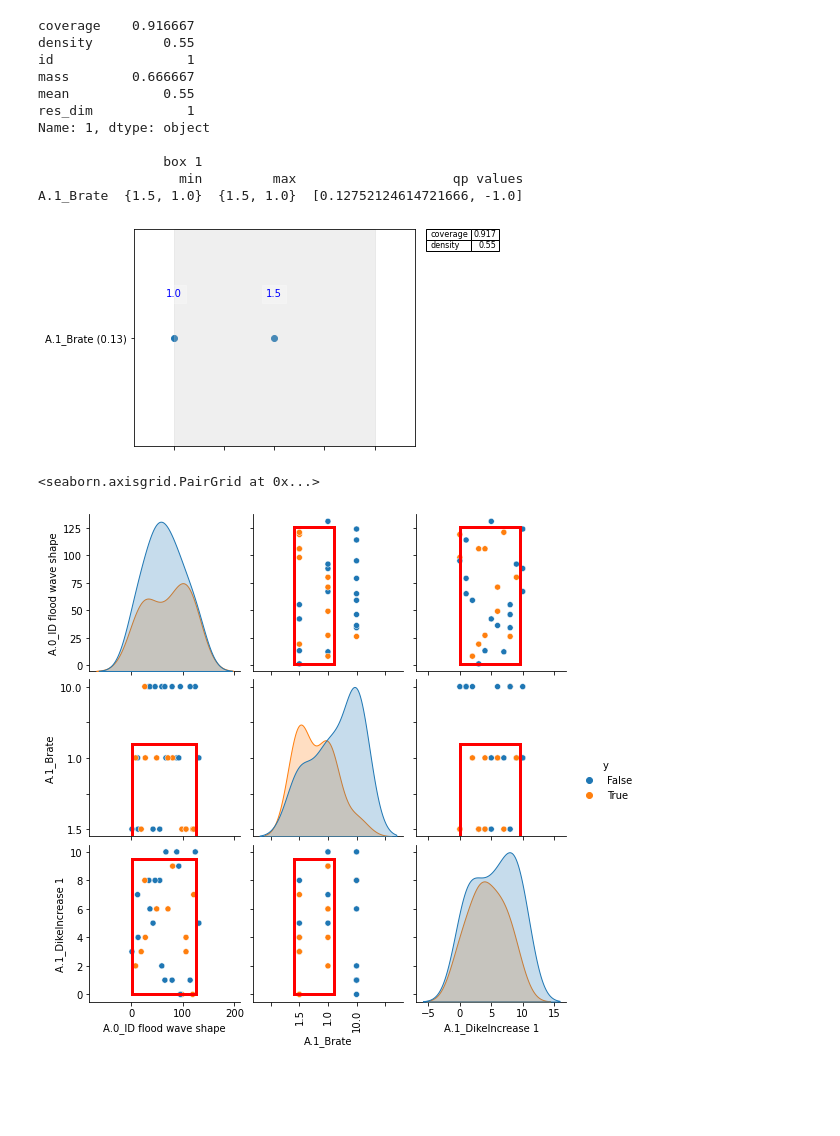
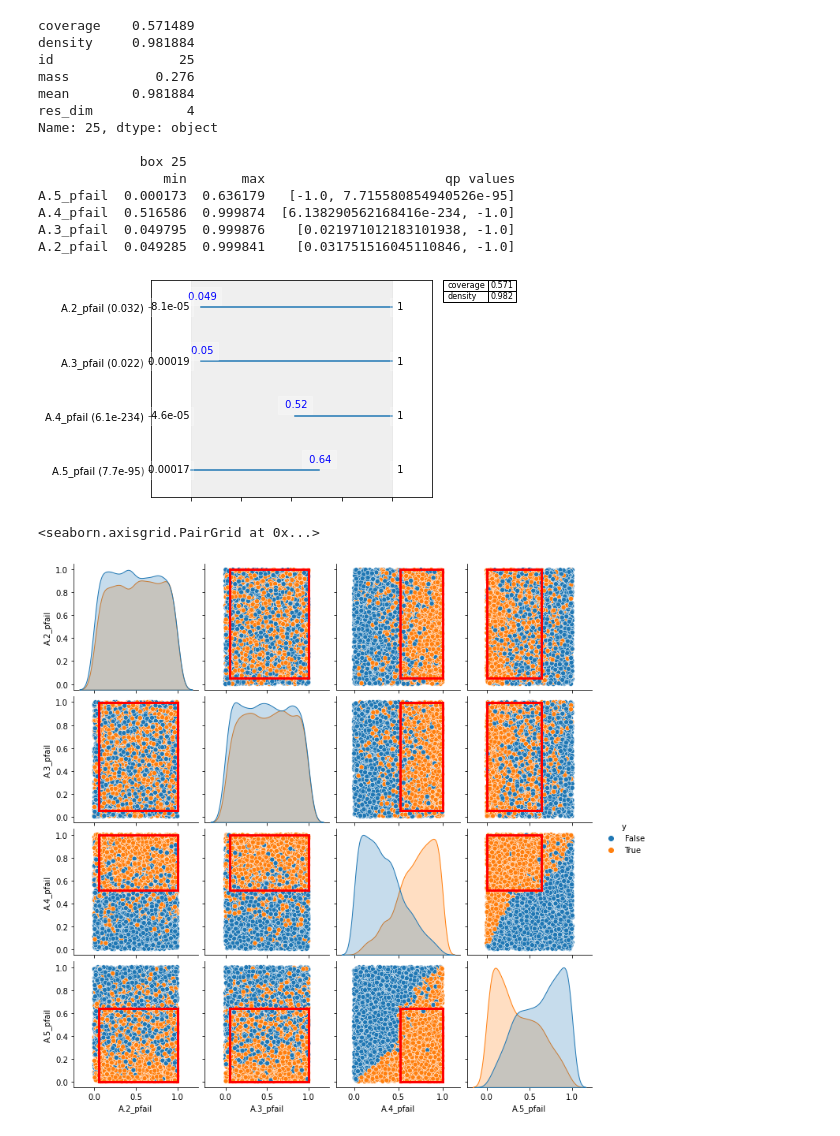
Before and after one commit to Lischip/FabiosDecisions, a Jupyter notebook: epa1361/final assignment/scen_selection.ipynb, the cells around one changed output. Cells and saved outputs as stored; diff of their text form; code cells hidden in the pictures; blank space fills up the shorter version.

Commit message:
Overijssel gen scen ran

```diff
--- a/epa1361/final assignment/scen_selection.ipynb
+++ b/epa1361/final assignment/scen_selection.ipynb
@@ -7,6 +7,6 @@ from problem_formulation import get_model_for_problem_formulation
 import matplotlib.pyplot as plt
 import pandas as pd
 # %%
-experiments, outcomes = load_results("data/generated/genscen_Overijssel_30_05-06-2021-18-39-58.tar.gz")
+experiments, outcomes = load_results("data/generated/genscen_Overijssel_5000_05-06-2021-19-07-26.tar.gz")
 dike_model, planning_steps = get_model_for_problem_formulation("Overijssel")
 uncertainties = [uncertainty.name for uncertainty in dike_model.uncertainties]
@@ -18,7 +22,7 @@ pca.fit(norm_outcomes.T)
 y = pd.Series(pca.components_[0])
 x = experiments[uncertainties]
 # %%
-prim_alg = prim.Prim(x, y < 0.1, threshold=0.9)
+prim_alg = prim.Prim(x, y > 0.015, threshold=0.5)
 # %%
 box1 = prim_alg.find_box()
 # %%
@@ -29,23 +33,26 @@ plt.show()
 # %%
-box1.inspect(1)
-box1.inspect(1, style='graph')
+box1.inspect(25)
+box1.inspect(25, style='graph')
 plt.show()
 # %% [output]
-coverage    0.916667
-density         0.55
-id                 1
-mass        0.666667
-mean            0.55
-res_dim            1
-Name: 1, dtype: object
+coverage    0.571489
+density     0.981884
+id                25
+mass           0.276
+mean        0.981884
+res_dim            4
+Name: 25, dtype: object
 
-                box 1
-                  min         max                    qp values
-A.1_Brate  {1.5, 1.0}  {1.5, 1.0}  [0.12752124614721666, -1.0]
+             box 25
+                min       max                       qp values
+A.5_pfail  0.000173  0.636179   [-1.0, 7.715580854940526e-95]
+A.4_pfail  0.516586  0.999874  [6.138290562168416e-234, -1.0]
+A.3_pfail  0.049795  0.999876    [0.021971012183101938, -1.0]
+A.2_pfail  0.049285  0.999841    [0.031751516045110846, -1.0]
-[figure, old version]
+[figure, new version]
 # %%
-box1.select(3)
+box1.select(25)
 box1.show_pairs_scatter()
 # %% [output]
 <seaborn.axisgrid.PairGrid at 0x...>
-[figure, old version]
+[figure, new version]
```
Also changed, not shown: parts of 2 cells of this notebook, 1 other file.
